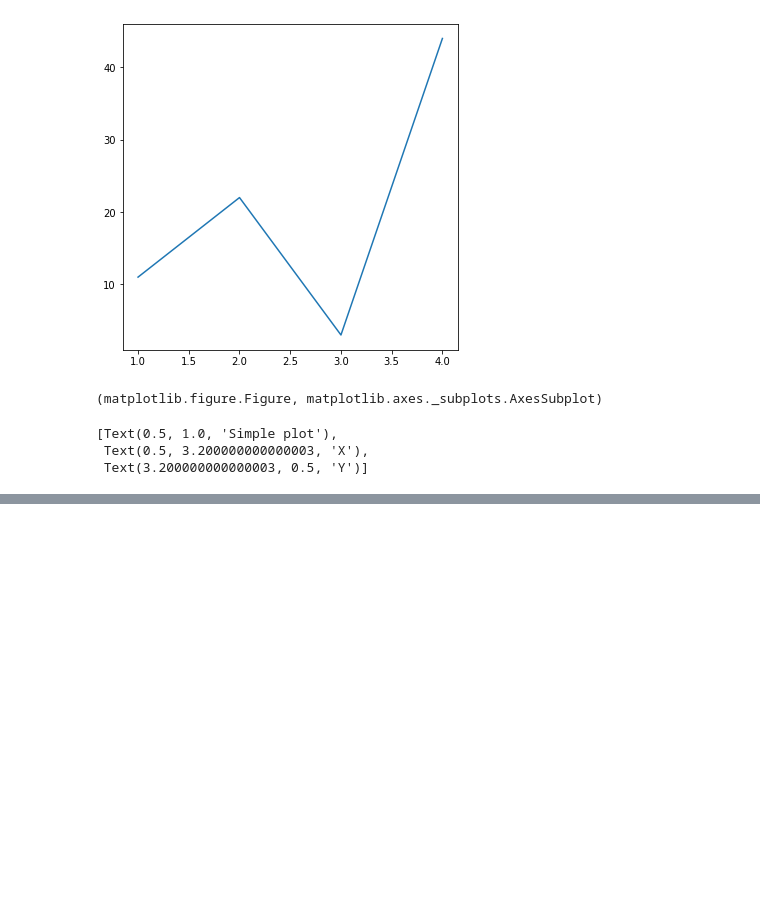
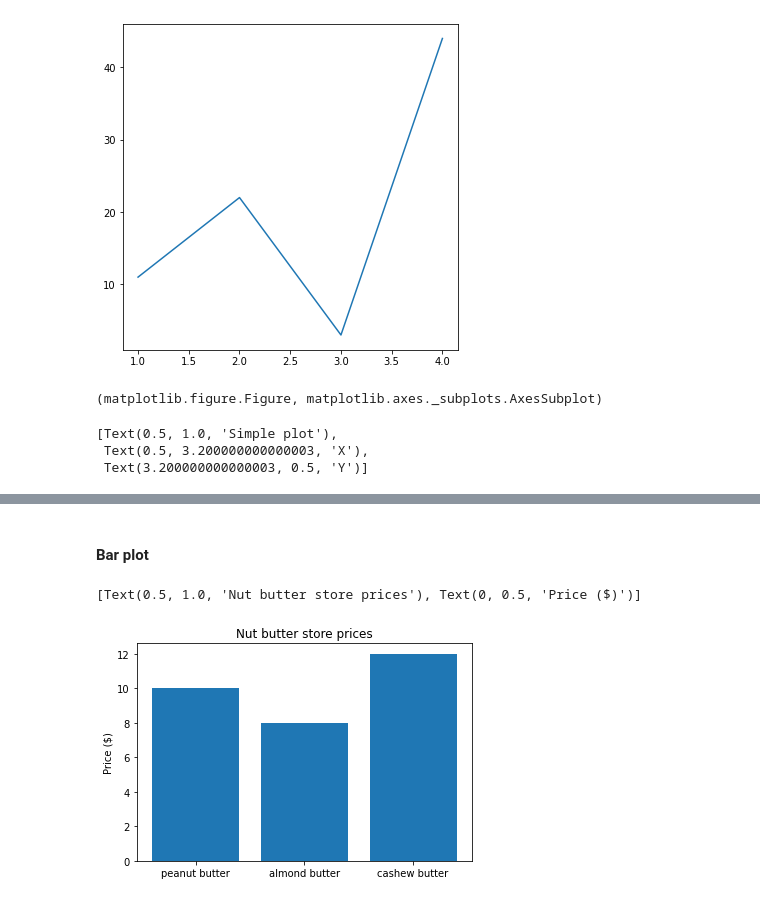
Before and after one commit to stefan-mastilak/data-science-bootcamp, a Jupyter notebook: notebooks/matplotlib_introduction.ipynb, the cells around one changed output, grey strips where cells are left out. Drawn from its saved outputs; the diff is of its cells as text; code cells hidden in the pictures; blank space fills up the shorter version.

```diff
--- a/notebooks/matplotlib_introduction.ipynb
+++ b/notebooks/matplotlib_introduction.ipynb
@@ -46,0 +100,14 @@ fig.savefig("images/simple_plot.png")
+# %% [markdown]
+#### Bar plot
+# %%
+# Bar plot
+# Let's do a plot from dictionary
+nut_butter_prices = {"peanut butter": 10,
+                    "almond butter": 8,
+                    "cashew butter": 12}
+fig, ax = plt.subplots()
+ax.bar(nut_butter_prices.keys(), nut_butter_prices.values())
+ax.set(title="Nut butter store prices",ylabel="Price ($)")
+# %% [output]
+[Text(0.5, 1.0, 'Nut butter store prices'), Text(0, 0.5, 'Price ($)')]
+[figure, added]
```
Also changed, not shown: parts of 28 cells of this notebook, 2 other files.
